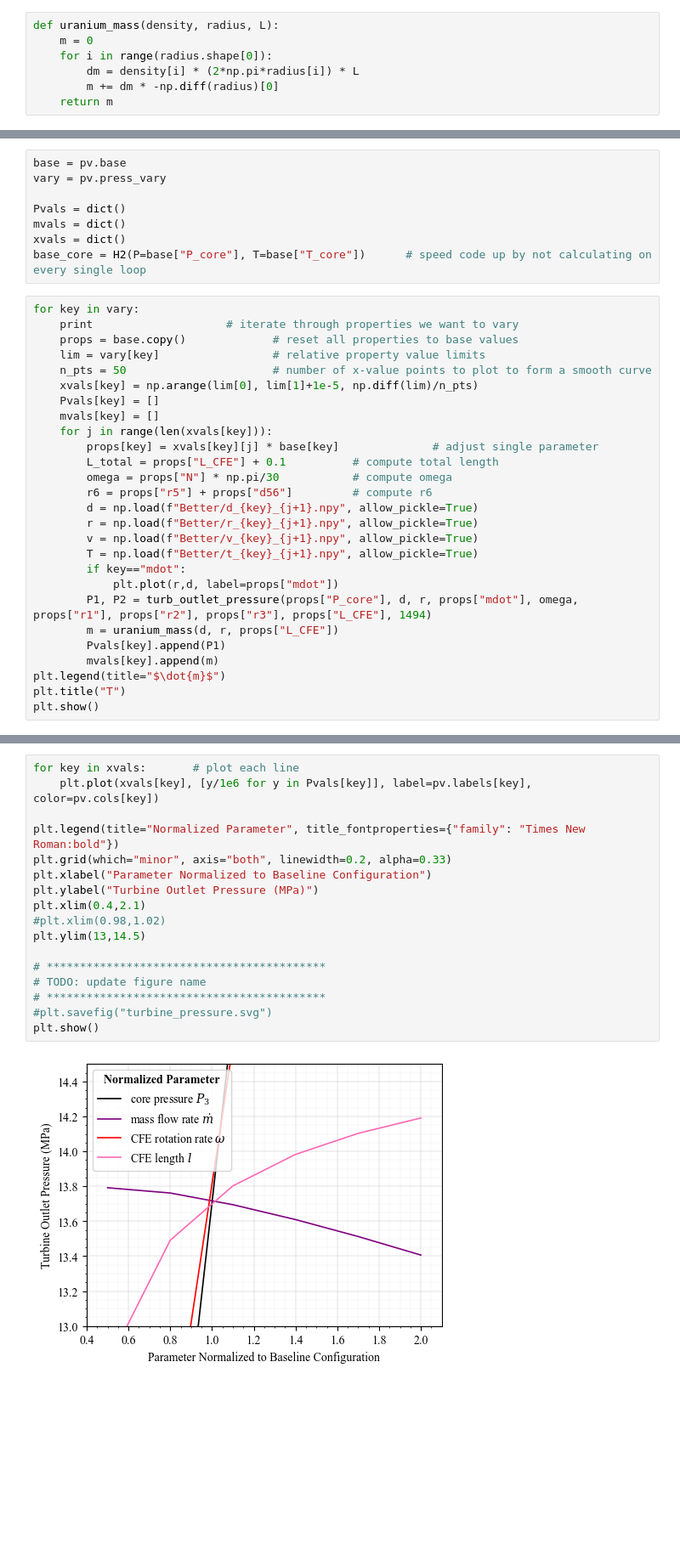
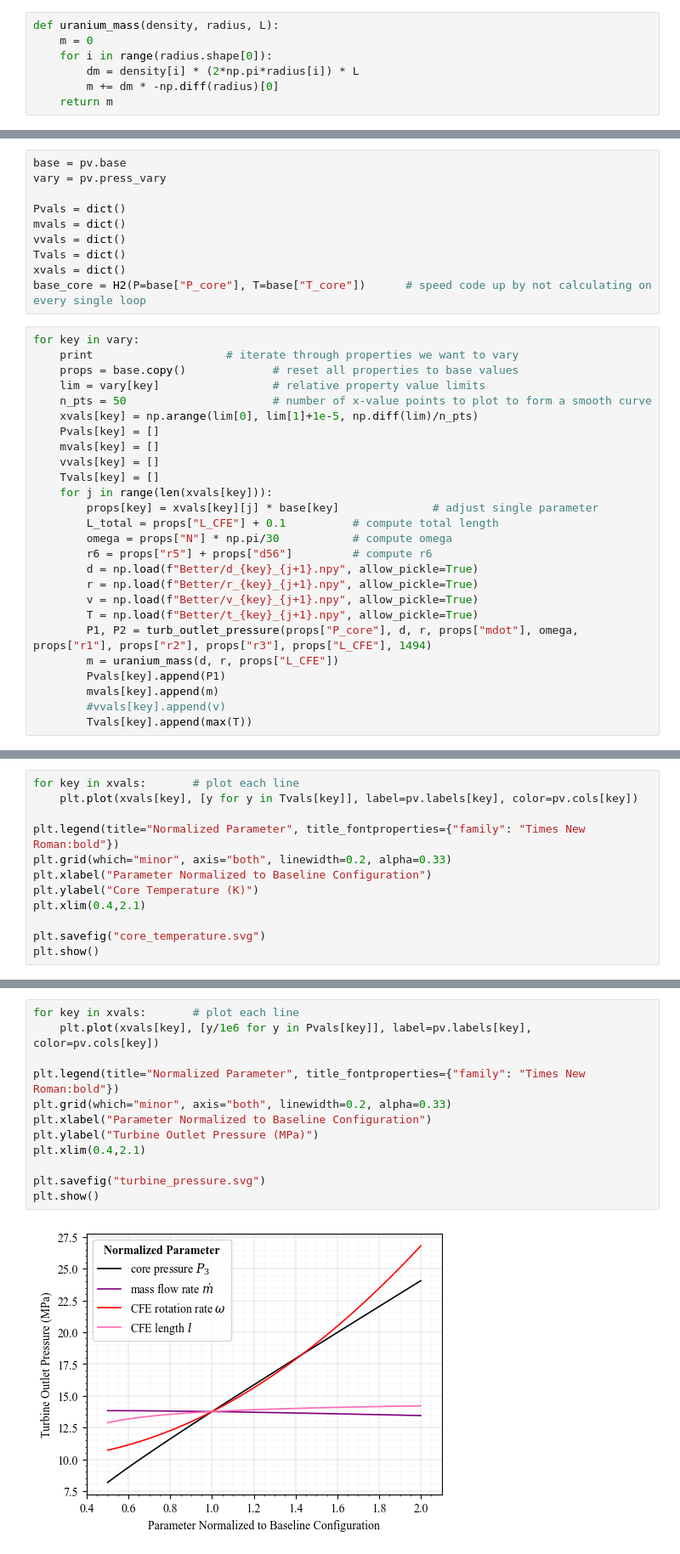
Before and after one commit to daa97/CFE, a Jupyter notebook: PM_PressureDrop.ipynb, the cells around one changed output, grey strips where cells are left out. Shown: that part at 85% size. Drawn from its saved outputs; the diff is of its cells as text; blank space fills up the shorter version.

```diff
--- a/PM_PressureDrop.ipynb
+++ b/PM_PressureDrop.ipynb
@@ -52,6 +50,8 @@ vary = pv.press_vary
 
 Pvals = dict()
 mvals = dict()
+vvals = dict()
+Tvals = dict()
 xvals = dict()
 base_core = H2(P=base["P_core"], T=base["T_core"])      # speed code up by not calculating on every single loop
 # %%
@@ -63,6 +63,8 @@ for key in vary:
     xvals[key] = np.arange(lim[0], lim[1]+1e-5, np.diff(lim)/n_pts)
     Pvals[key] = []
     mvals[key] = []
+    vvals[key] = []
+    Tvals[key] = []
     for j in range(len(xvals[key])):
         props[key] = xvals[key][j] * base[key]              # adjust single parameter
         L_total = props["L_CFE"] + 0.1          # compute total length
@@ -72,13 +74,10 @@ for key in vary:
         r = np.load(f"Better/r_{key}_{j+1}.npy", allow_pickle=True)
         v = np.load(f"Better/v_{key}_{j+1}.npy", allow_pickle=True)
         T = np.load(f"Better/t_{key}_{j+1}.npy", allow_pickle=True)
-        if key=="mdot":
-            plt.plot(r,d, label=props["mdot"])
         P1, P2 = turb_outlet_pressure(props["P_core"], d, r, props["mdot"], omega, props["r1"], props["r2"], props["r3"], props["L_CFE"], 1494)
         m = uranium_mass(d, r, props["L_CFE"])
         Pvals[key].append(P1)
         mvals[key].append(m)
-plt.legend(title="$\dot{m}$")
-plt.title("T")
-plt.show()
+        #vvals[key].append(v)
+        Tvals[key].append(max(T))
 # %% [output]
@@ -102,0 +119,12 @@ Baseline P2: 13,672,376.56
+# %%
+for key in xvals:       # plot each line
+    plt.plot(xvals[key], [y for y in Tvals[key]], label=pv.labels[key], color=pv.cols[key])
+
+plt.legend(title="Normalized Parameter", title_fontproperties={"family": "Times New Roman:bold"})
+plt.grid(which="minor", axis="both", linewidth=0.2, alpha=0.33)
+plt.xlabel("Parameter Normalized to Baseline Configuration")
+plt.ylabel("Core Temperature (K)")
+plt.xlim(0.4,2.1)
+
+plt.savefig("core_temperature.svg")
+plt.show()
@@ -103,19 +133,14 @@ Baseline P2: 13,672,376.56
 # %%
 for key in xvals:       # plot each line
     plt.plot(xvals[key], [y/1e6 for y in Pvals[key]], label=pv.labels[key], color=pv.cols[key])
 
 plt.legend(title="Normalized Parameter", title_fontproperties={"family": "Times New Roman:bold"})
 plt.grid(which="minor", axis="both", linewidth=0.2, alpha=0.33)
 plt.xlabel("Parameter Normalized to Baseline Configuration")
 plt.ylabel("Turbine Outlet Pressure (MPa)")
 plt.xlim(0.4,2.1)
-#plt.xlim(0.98,1.02)
-plt.ylim(13,14.5)
 
-# ******************************************
-# TODO: update figure name
-# ******************************************
-#plt.savefig("turbine_pressure.svg")
+plt.savefig("turbine_pressure.svg")
 plt.show()
 # %% [output]
-[figure, old version]
+[figure, new version]
```
Also changed, not shown: parts of 7 cells of this notebook, 24 other files.
